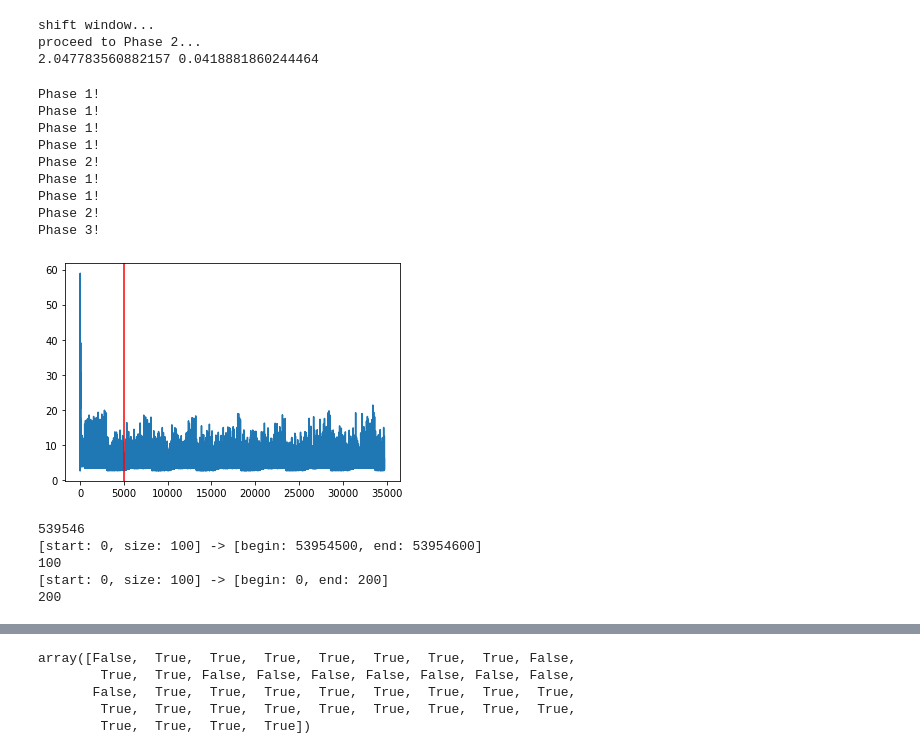
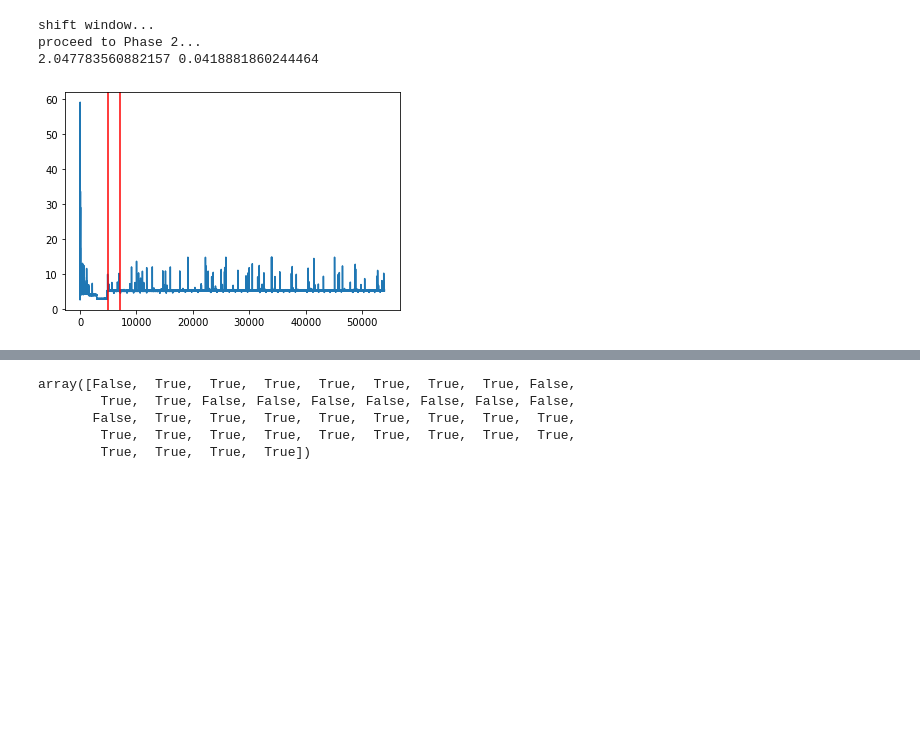
Before and after one commit to plavin/multifidelity, a Jupyter notebook: ParrotDataBig.ipynb, the cells around one changed output, grey strips where cells are left out. Saved outputs shown, nothing was run; the diff lists cells and outputs as text; code cells hidden in the pictures; blank space fills up the shorter version.

```diff
--- a/ParrotDataBig.ipynb
+++ b/ParrotDataBig.ipynb
@@ -517,7 +415,7 @@ def ftPjRG2(df, window_start, summarize):
     while(True):
         if _phase == 1:
 
-            print('Phase 1!')
+            #print('Phase 1!')
 
             # Update windows
             win0 = win.get(0)
@@ -546,7 +444,7 @@ def ftPjRG2(df, window_start, summarize):
 
 
         elif _phase == 2:
-            print('Phase 2!')
+            #print('Phase 2!')
 
             # Null: windows have same mean
             # Reject: windows have different mean
@@ -562,7 +460,7 @@ def ftPjRG2(df, window_start, summarize):
 
             return
         elif _phase == 3:
-            print('Phase 3!')
+            #print('Phase 3!')
             win_combo = win.get_range(0, 1)
 
             if win_combo is None:
@@ -584,15 +482,15 @@ def ftPjRG2(df, window_start, summarize):
                 _phase = 1
                 continue
 
-            return win.start
+            return win.start, win.size*2
 
         else:
             print(f'Error - phase not recognized {_phase}')
             sys.exit(1)
 # %%
-trace = TRACES[2]
+trace = TRACES[6]
 
-stable = ftPjRG2(TRACES[6], window_start, 1000)
+stable, stable_size = ftPjRG2(TRACES[6], window_start, 1000)
 
 fig, ax = plt.subplots()
 summarize = 1000
@@ -602,28 +500,25 @@ new_len = len(_ll) // summarize
 ll = np.array([np.mean(_ll[i*summarize : (i+1)*summarize]) for i in range(new_len)])
 ax.plot(ll)
 ax.axvline(stable, color='red')
+ax.axvline(stable+stable_size, color='red')
 fig.show()
-# %% [output]
-Phase 1!
-Phase 1!
-Phase 1!
-Phase 1!
-Phase 2!
-Phase 1!
-Phase 1!
-Phase 2!
-Phase 3!
-[figure, removed]
-# %%
-ll = np.array(TRACES[6].load()['latency_nano'])
-_win = window2(ll, size=window_start)
-print(len(ll) // window_start)
-print(len(_win.get(539545, debug=True)))
-
-print(len(_win.get_range(0, 1, debug=True)))
-# %% [output]
-539546
-[start: 0, size: 100] -> [begin: 53954500, end: 53954600]
-100
-[start: 0, size: 100] -> [begin: 0, end: 200]
-200
+# %%
+def ftpjrg_plot(ax, t, summarize):
+
+    new_len = len(t.load()['latency_nano']) // summarize
+    _ll = t.load()['latency_nano']
+    ll = np.array([np.mean(_ll[i*summarize : (i+1)*summarize]) for i in range(new_len)])
+    ax.plot(ll)
+
+    ret = ftPjRG2(t, window_start, summarize)
+    if ret is None:
+        return
+    stable, stable_size = ret
+    ax.axvline(stable, color='red')
+    ax.axvline(stable+stable_size, color='red')
+# %%
+
+fig, ax = plt.subplots()
+ftpjrg_plot(ax, TRACES[6], 1000)
+# %% [output]
+[figure, added]
```
Also changed, not shown: parts of 17 cells of this notebook.
